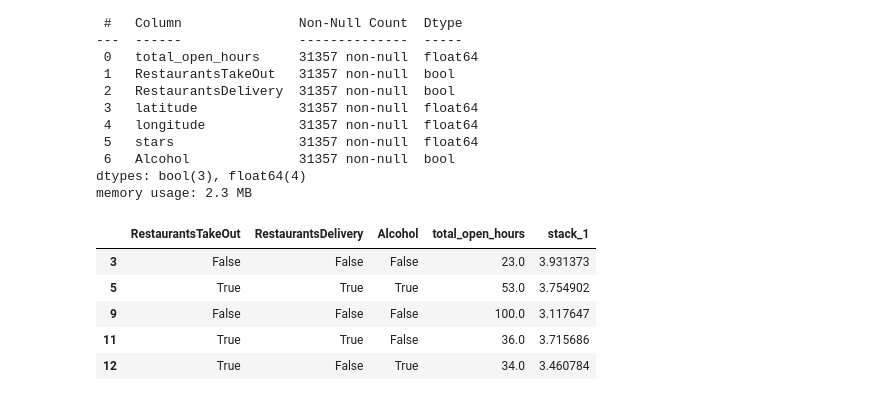
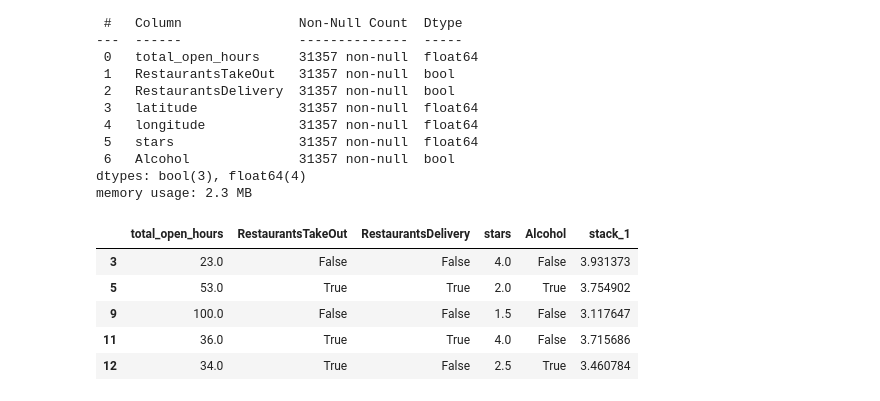
Before and after one commit to siddhi-bansal/ml-final-project, a Jupyter notebook: final_project.ipynb, the cells around one changed output. Saved outputs shown, nothing was run; the diff lists cells and outputs as text; code cells hidden in the pictures.

```diff
--- a/final_project.ipynb
+++ b/final_project.ipynb
@@ -259,13 +259,11 @@ for i in range(len(location_df)):
 # %%
 df['stack_1'] = location_df['avg_star_rating']
 df.drop(columns=['latitude', 'longitude'], inplace=True)
-df = df[['RestaurantsTakeOut', 'RestaurantsDelivery', 'Alcohol', 'total_open_hours', 'stack_1', 'stars']]
 df.head()
-# at this point, df is the final dataframe we are using (currently doesn't contain stack_2)
 # %% [output]
-|  | RestaurantsTakeOut | RestaurantsDelivery | Alcohol | total_open_hours | stack_1 |
-| 3 | False | False | False | 23.0 | 3.931373 |
-| 5 | True | True | True | 53.0 | 3.754902 |
-| 9 | False | False | False | 100.0 | 3.117647 |
-| 11 | True | True | False | 36.0 | 3.715686 |
-| 12 | True | False | True | 34.0 | 3.460784 |
+|  | total_open_hours | RestaurantsTakeOut | RestaurantsDelivery | stars | Alcohol | stack_1 |
+| 3 | 23.0 | False | False | 4.0 | False | 3.931373 |
+| 5 | 53.0 | True | True | 2.0 | True | 3.754902 |
+| 9 | 100.0 | False | False | 1.5 | False | 3.117647 |
+| 11 | 36.0 | True | True | 4.0 | False | 3.715686 |
+| 12 | 34.0 | True | False | 2.5 | True | 3.460784 |
```
Also changed, not shown: parts of 2 cells of this notebook.
